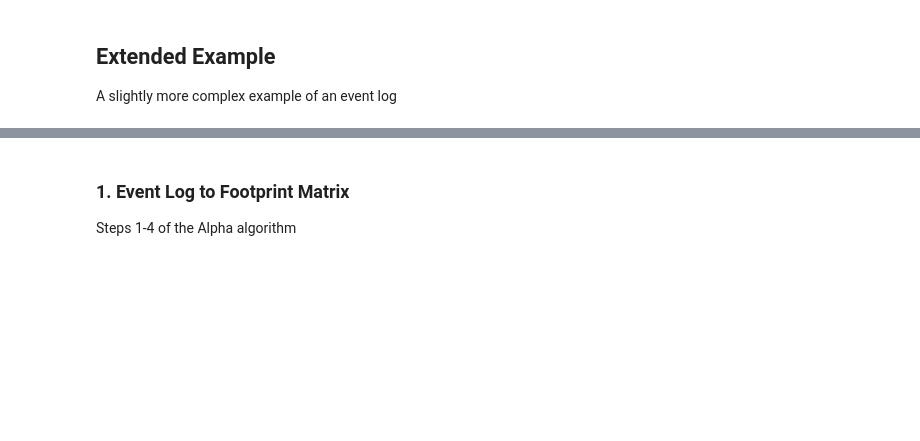
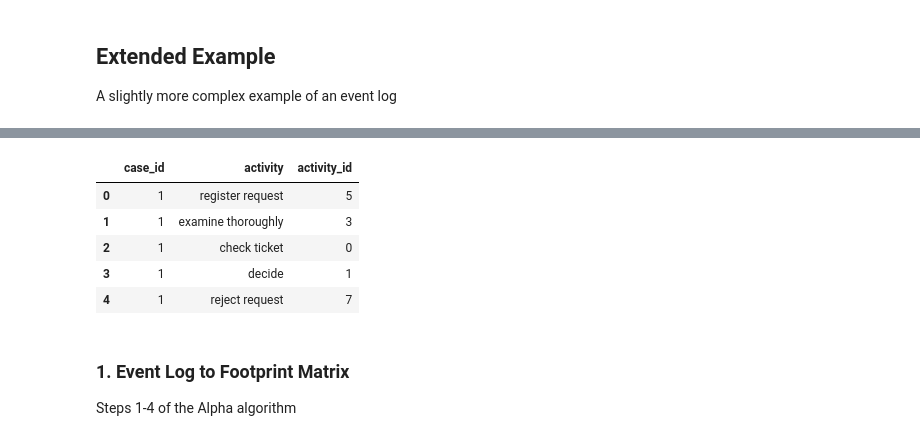
Before and after one commit to collinleiber/LMU_Master_Practical_SoSe24, a Jupyter notebook: practical/ProcessMining/group1/task2/alphaminer_showcase.ipynb, the cells around one changed output, grey strips where cells are left out. Drawn from its saved outputs; the diff is of its cells as text; code cells hidden in the pictures; blank space fills up the shorter version.

```diff
--- a/practical/ProcessMining/group1/task2/alphaminer_showcase.ipynb
+++ b/practical/ProcessMining/group1/task2/alphaminer_showcase.ipynb
@@ -46,6 +115,13 @@ utils.import_xes("example_files/running-example.xes").head()
 # %%
-miner_extended = AlphaMiner("example_files/running-example.xes")
+miner_extended = AlphaMiner("../shared/example_files/running-example.xes")
 miner_extended.event_log.head()
+# %% [output]
+|  | case_id | activity | activity_id |
+| 0 | 1 | register request | 5 |
+| 1 | 1 | examine thoroughly | 3 |
+| 2 | 1 | check ticket | 0 |
+| 3 | 1 | decide | 1 |
+| 4 | 1 | reject request | 7 |
 # %% [markdown]
 ### 1. Event Log to Footprint Matrix
 
```
Also changed, not shown: parts of 47 cells of this notebook, 2 other files.
